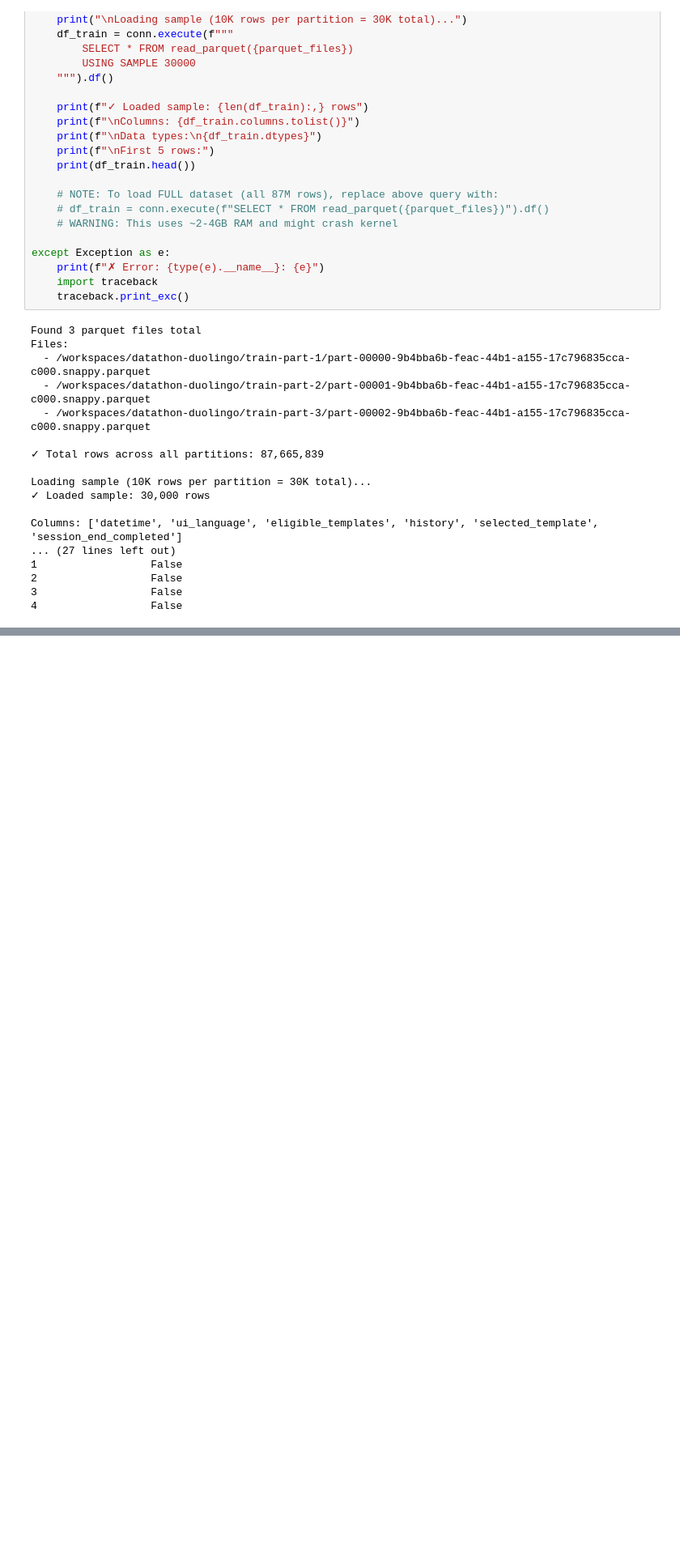
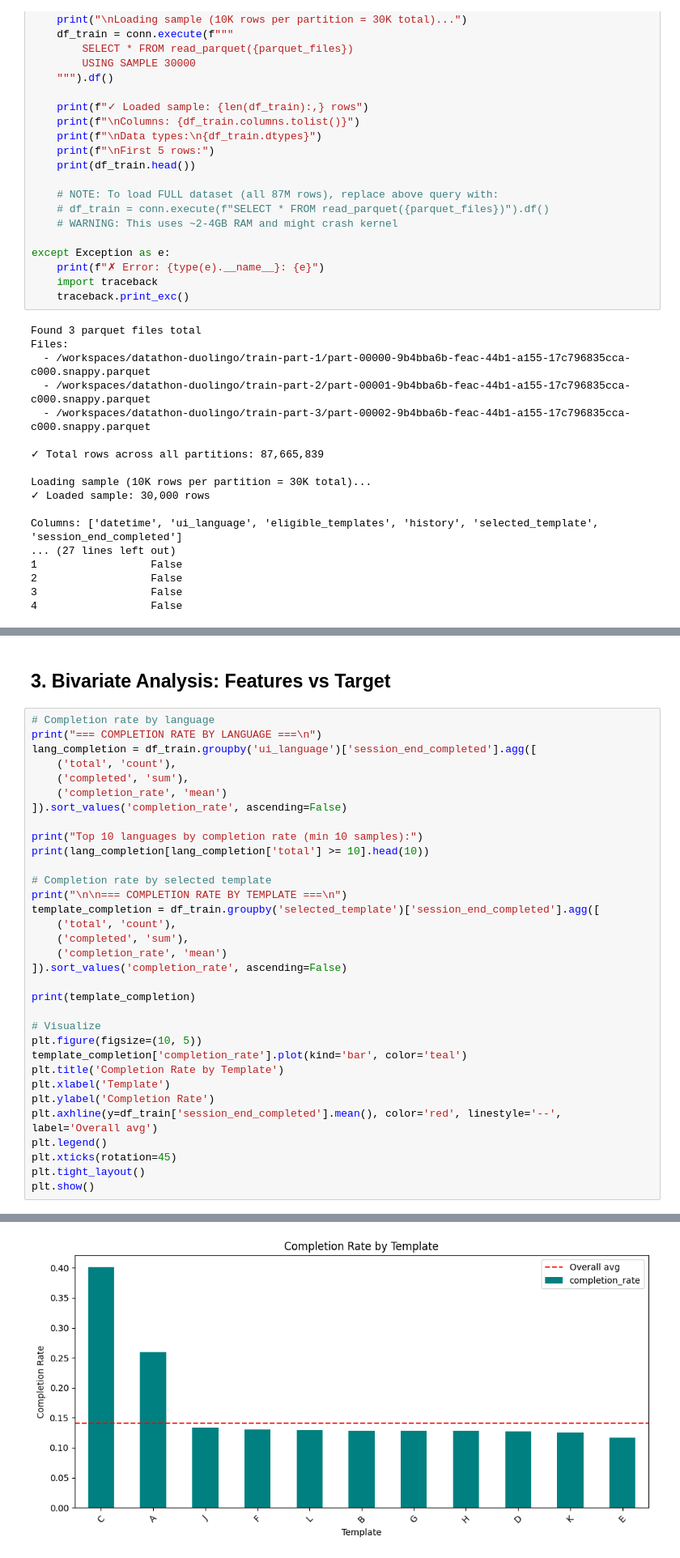
Before and after one commit to lab-hu/datathon-duolingo, a Jupyter notebook: analysis.ipynb, the cells around one changed output, grey strips where cells are left out. Shown at 81% size. Drawn from its saved outputs; the diff is of its cells as text; blank space fills up the shorter version.

```diff
--- a/analysis.ipynb
+++ b/analysis.ipynb
@@ -220,0 +324,36 @@ plt.show()
+# %% [markdown]
+## 3. Bivariate Analysis: Features vs Target
+# %%
+# Completion rate by language
+print("=== COMPLETION RATE BY LANGUAGE ===\n")
+lang_completion = df_train.groupby('ui_language')['session_end_completed'].agg([
+    ('total', 'count'),
+    ('completed', 'sum'),
+    ('completion_rate', 'mean')
+]).sort_values('completion_rate', ascending=False)
+
+print("Top 10 languages by completion rate (min 10 samples):")
+print(lang_completion[lang_completion['total'] >= 10].head(10))
+
+# Completion rate by selected template
+print("\n\n=== COMPLETION RATE BY TEMPLATE ===\n")
+template_completion = df_train.groupby('selected_template')['session_end_completed'].agg([
+    ('total', 'count'),
+    ('completed', 'sum'),
+    ('completion_rate', 'mean')
+]).sort_values('completion_rate', ascending=False)
+
+print(template_completion)
+
+# Visualize
+plt.figure(figsize=(10, 5))
+template_completion['completion_rate'].plot(kind='bar', color='teal')
+plt.title('Completion Rate by Template')
+plt.xlabel('Template')
+plt.ylabel('Completion Rate')
+plt.axhline(y=df_train['session_end_completed'].mean(), color='red', linestyle='--', label='Overall avg')
+plt.legend()
+plt.xticks(rotation=45)
+plt.tight_layout()
+plt.show()
+# %% [output]
@@ -220,0 +377 @@ plt.show()
+[figure, added]
```
Also changed, not shown: parts of 8 cells of this notebook, 1 other file.
